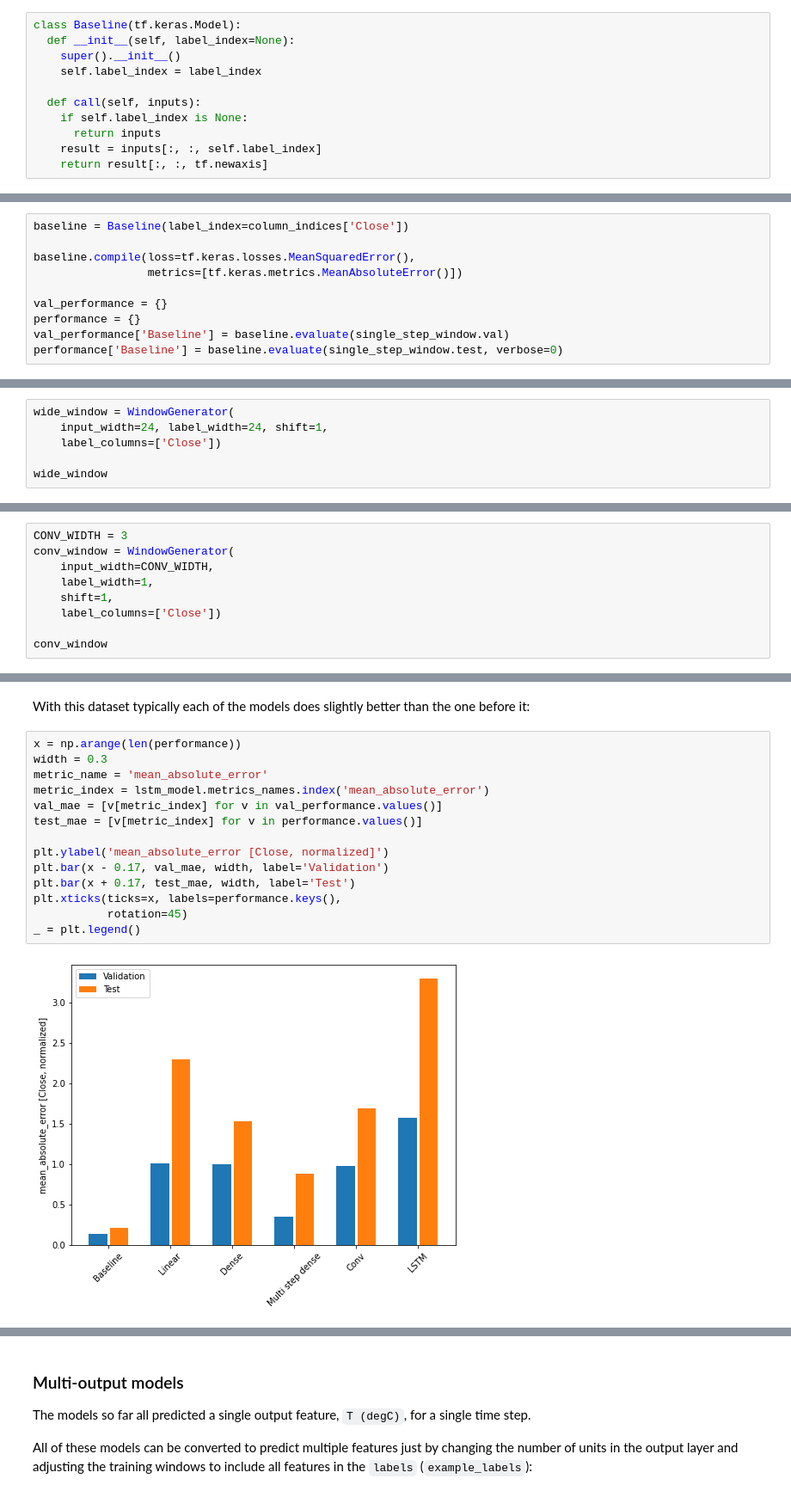
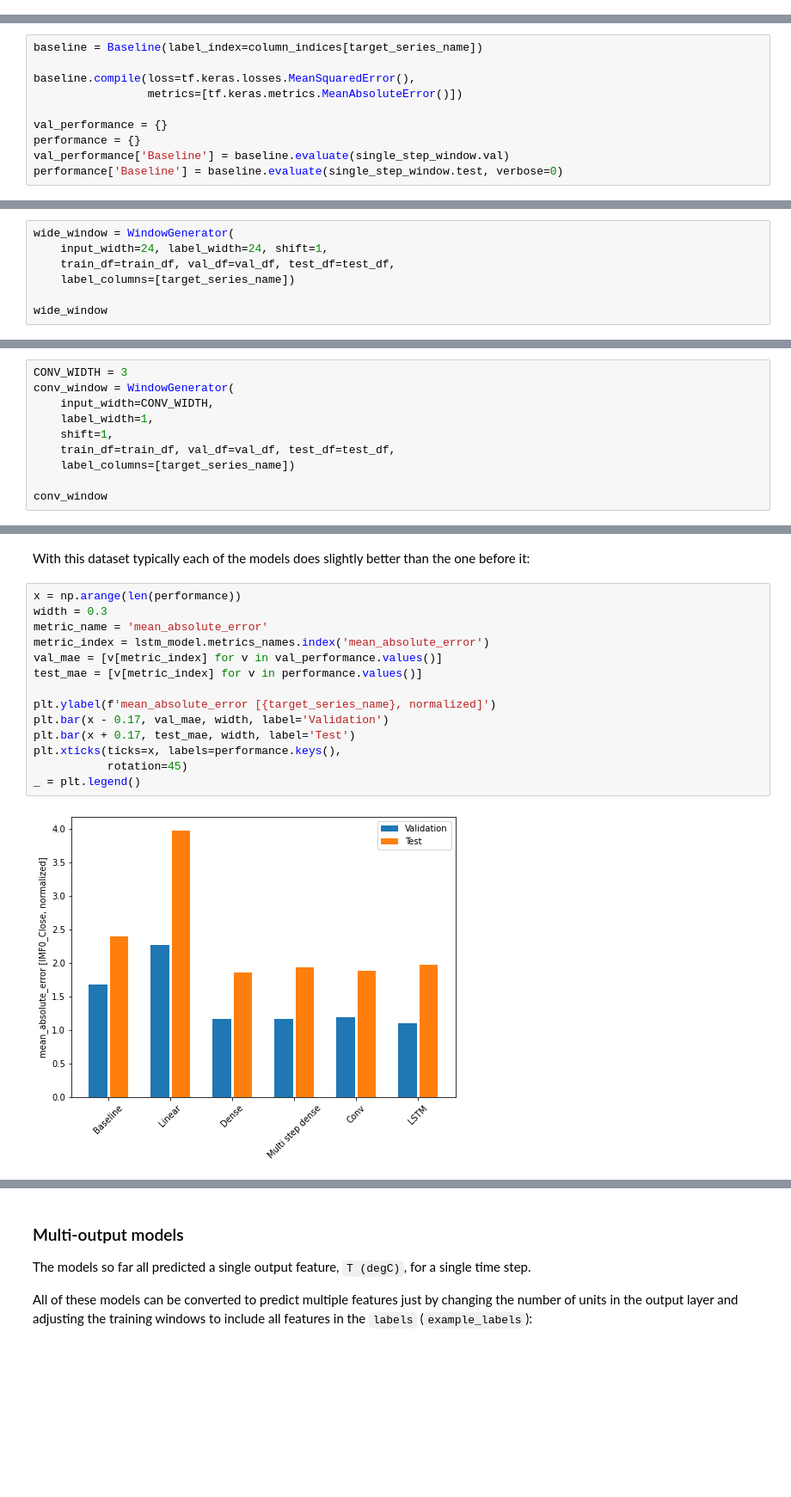
Before and after one commit to avilarenan/dtw_xlstmceemdan, a Jupyter notebook: financial_simple_dtw_selection.ipynb, the cells around one changed output, grey strips where cells are left out. Shown at 86% size. Saved outputs shown, nothing was run; the diff lists cells and outputs as text; blank space fills up the shorter version.

```diff
--- a/financial_simple_dtw_selection.ipynb
+++ b/financial_simple_dtw_selection.ipynb
@@ -533,18 +401,7 @@ So, start with a model that just returns the current temperature as the predicti
-# %%
-class Baseline(tf.keras.Model):
-  def __init__(self, label_index=None):
-    super().__init__()
-    self.label_index = label_index
-
-  def call(self, inputs):
-    if self.label_index is None:
-      return inputs
-    result = inputs[:, :, self.label_index]
-    return result[:, :, tf.newaxis]
 # %% [markdown]
 Instantiate and evaluate this model:
 # %%
-baseline = Baseline(label_index=column_indices['Close'])
+baseline = Baseline(label_index=column_indices[target_series_name])
 
 baseline.compile(loss=tf.keras.losses.MeanSquaredError(),
                  metrics=[tf.keras.metrics.MeanAbsoluteError()])
@@ -564,7 +421,8 @@ So, create a wider `WindowGenerator` that generates windows 24 hours of consecut
 # %%
 wide_window = WindowGenerator(
     input_width=24, label_width=24, shift=1,
-    label_columns=['Close'])
+    train_df=train_df, val_df=val_df, test_df=test_df,
+    label_columns=[target_series_name])
 
 wide_window
 # %% [output]
@@ -728,7 +583,8 @@ conv_window = WindowGenerator(
     input_width=CONV_WIDTH,
     label_width=1,
     shift=1,
-    label_columns=['Close'])
+    train_df=train_df, val_df=val_df, test_df=test_df,
+    label_columns=[target_series_name])
 
 conv_window
 # %% [output]
@@ -938,19 +795,19 @@ With this dataset typically each of the models does slightly better than the one
 # %%
 x = np.arange(len(performance))
 width = 0.3
 metric_name = 'mean_absolute_error'
 metric_index = lstm_model.metrics_names.index('mean_absolute_error')
 val_mae = [v[metric_index] for v in val_performance.values()]
 test_mae = [v[metric_index] for v in performance.values()]
 
-plt.ylabel('mean_absolute_error [Close, normalized]')
+plt.ylabel(f'mean_absolute_error [{target_series_name}, normalized]')
 plt.bar(x - 0.17, val_mae, width, label='Validation')
 plt.bar(x + 0.17, test_mae, width, label='Test')
 plt.xticks(ticks=x, labels=performance.keys(),
            rotation=45)
 _ = plt.legend()
 # %% [output]
-[figure, old version]
+[figure, new version]
 # %%
 for name, value in performance.items():
   print(f'{name:12s}: {value[1]:0.4f}')
```
Also changed, not shown: parts of 106 cells of this notebook, 7 other files.
